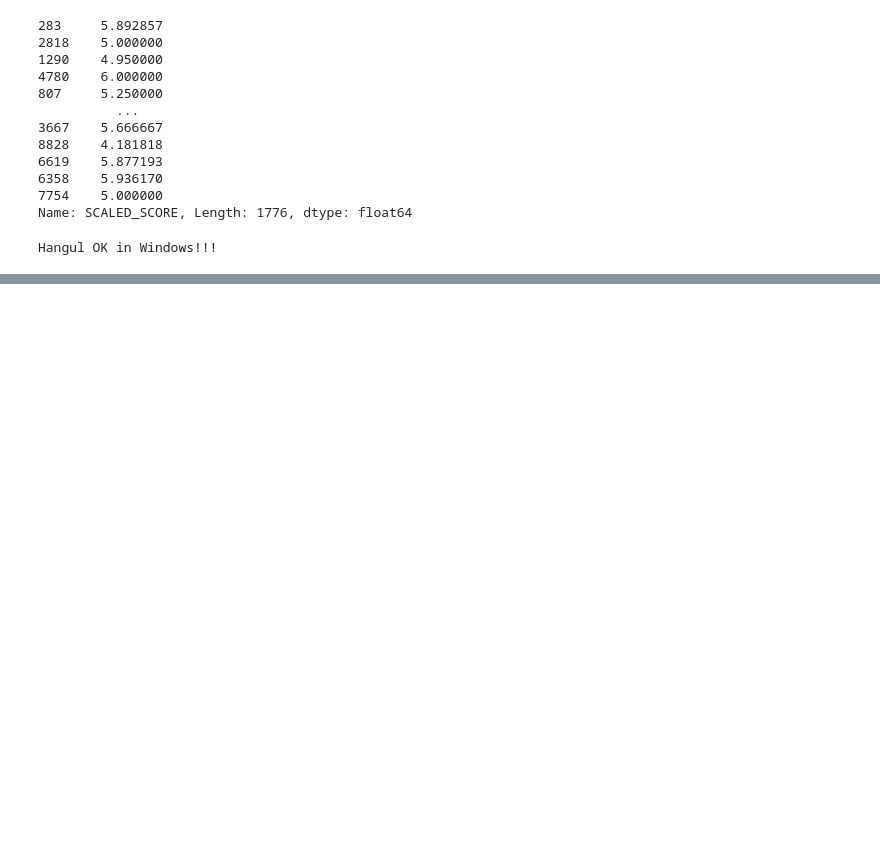
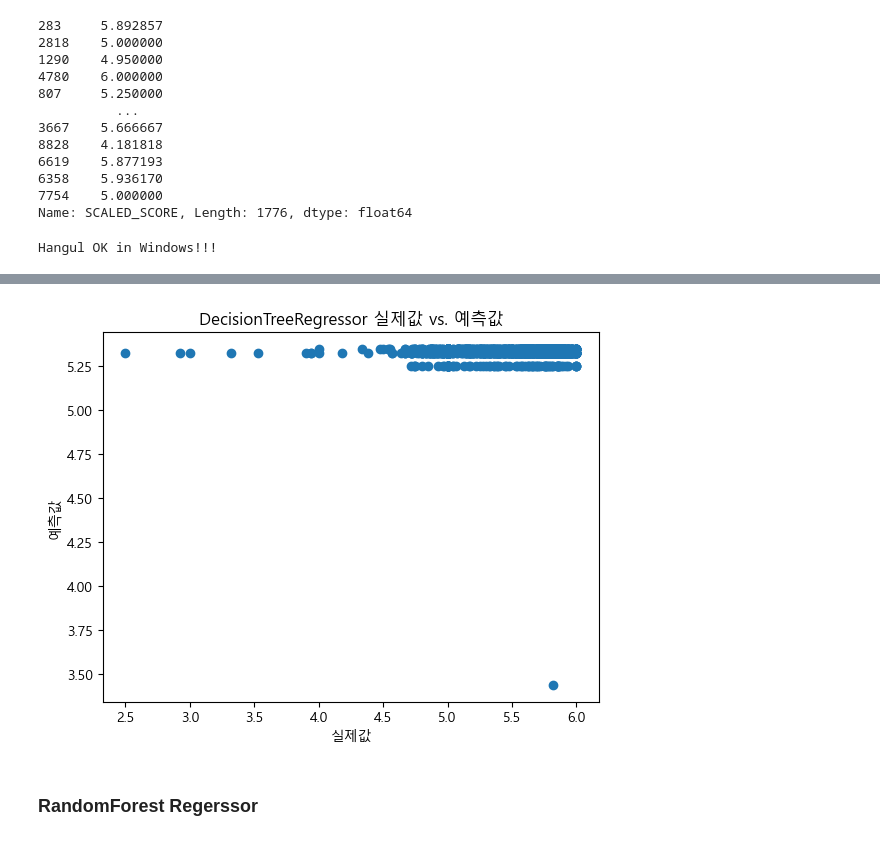
Before and after one commit to tmdcksdl/ML_Credit_Project, a Jupyter notebook: ML_Project/ML_Regression_model.ipynb, the cells around one changed output, grey strips where cells are left out. Saved outputs shown, nothing was run; the diff lists cells and outputs as text; code cells hidden in the pictures; blank space fills up the shorter version.

```diff
--- a/ML_Project/ML_Regression_model.ipynb
+++ b/ML_Project/ML_Regression_model.ipynb
@@ -101,3 +128,13 @@ plt.show()
+# %%
+plt.scatter(y_test, y_pred)
+plt.xlabel('실제값')
+plt.ylabel('예측값')
+plt.title('DecisionTreeRegressor 실제값 vs. 예측값')
+plt.show()
+# %% [output]
+[figure, added]
+# %% [markdown]
+### RandomForest Regerssor
 # %%
 from sklearn.ensemble import RandomForestRegressor
 
```
Also changed, not shown: parts of 36 cells of this notebook.
